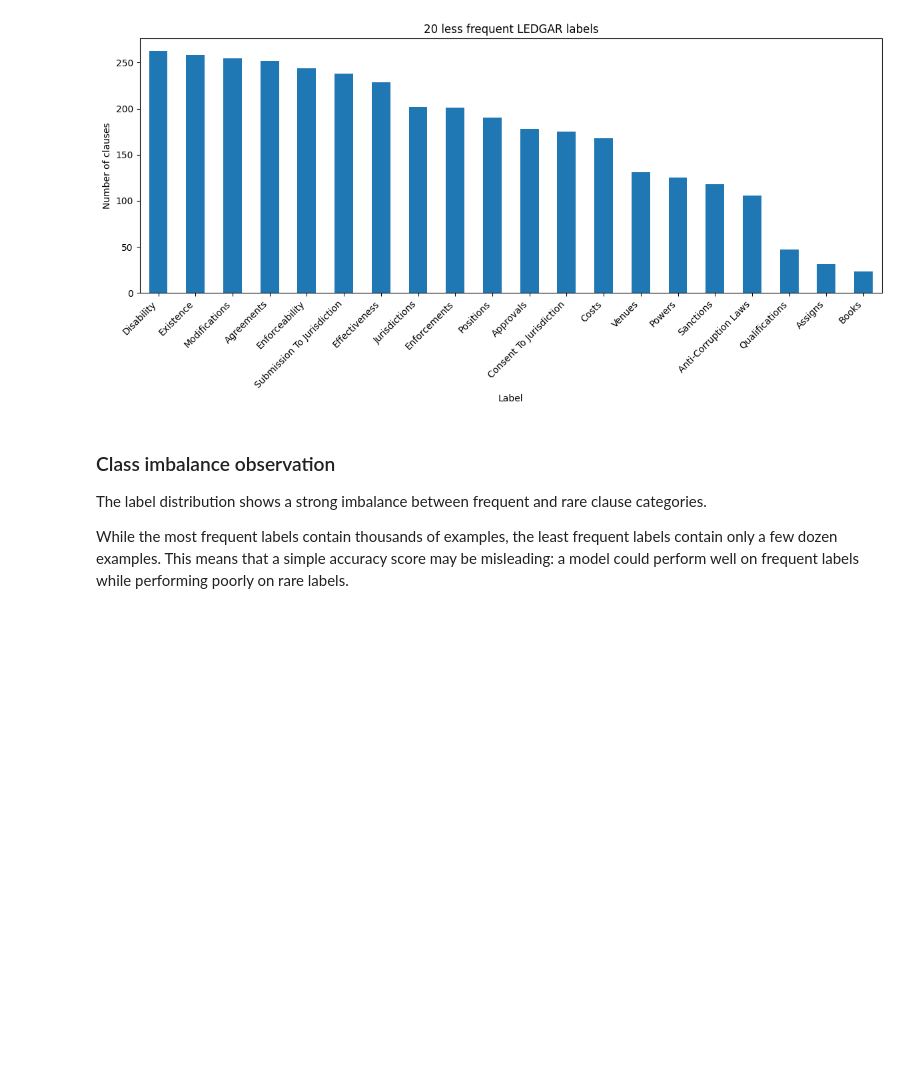
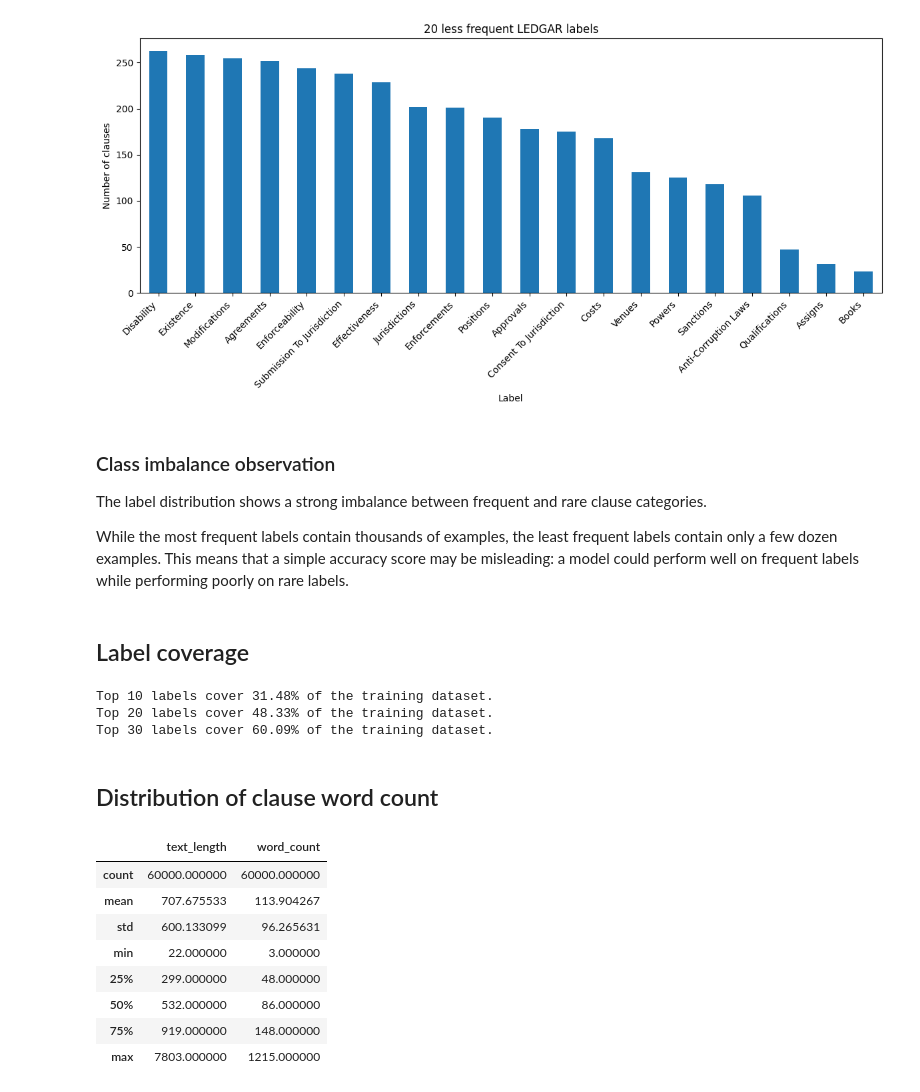
Before and after one commit to lkepli/BrickLawyer, a Jupyter notebook: notebooks/01_data_prep.ipynb, the cells around one changed output. Cells and saved outputs as stored; diff of their text form; code cells hidden in the pictures; blank space fills up the shorter version.

```diff
--- a/notebooks/01_data_prep.ipynb
+++ b/notebooks/01_data_prep.ipynb
@@ -206,3 +205,33 @@ plt.show()
 The label distribution shows a strong imbalance between frequent and rare clause categories.
 
 While the most frequent labels contain thousands of examples, the least frequent labels contain only a few dozen examples. This means that a simple accuracy score may be misleading: a model could perform well on frequent labels while performing poorly on rare labels.
+# %% [markdown]
+## Label coverage
+# %%
+label_counts = train_df["label_name"].value_counts()
+total_count = label_counts.sum()
+
+for n in [10, 20, 30]:
+    coverage = label_counts.head(n).sum() / total_count
+    print(f"Top {n} labels cover {coverage:.2%} of the training dataset.")
+# %% [output]
+Top 10 labels cover 31.48% of the training dataset.
+Top 20 labels cover 48.33% of the training dataset.
+Top 30 labels cover 60.09% of the training dataset.
+# %% [markdown]
+## Distribution of clause word count
+# %%
+train_df["text_length"] = train_df["text"].str.len()
+train_df["word_count"] = train_df["text"].str.split().str.len()
+
+train_df[["text_length", "word_count"]].describe()
+# %% [output]
+|  | text_length | word_count |
+| count | 60000.000000 | 60000.000000 |
+| mean | 707.675533 | 113.904267 |
+| std | 600.133099 | 96.265631 |
+| min | 22.000000 | 3.000000 |
+| 25% | 299.000000 | 48.000000 |
+| 50% | 532.000000 | 86.000000 |
+| 75% | 919.000000 | 148.000000 |
+| max | 7803.000000 | 1215.000000 |
```
Also changed, not shown: parts of 8 cells of this notebook.
